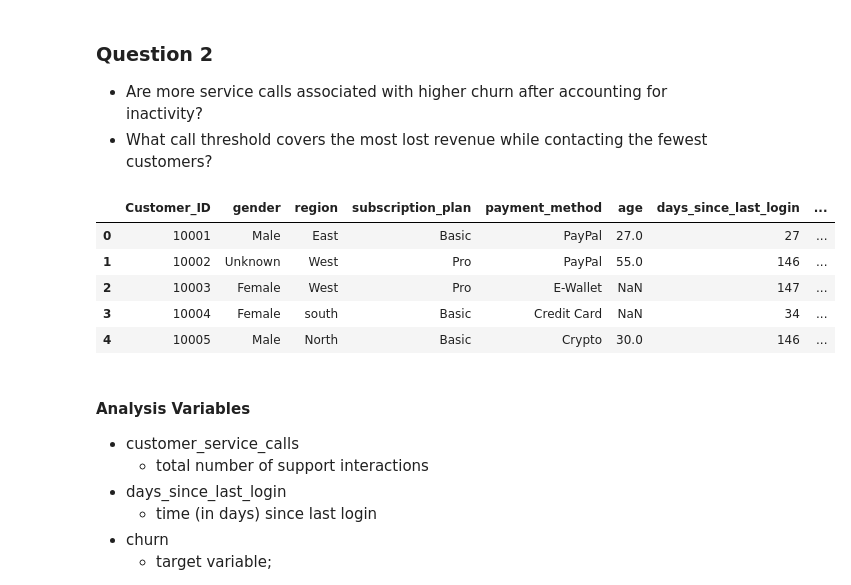
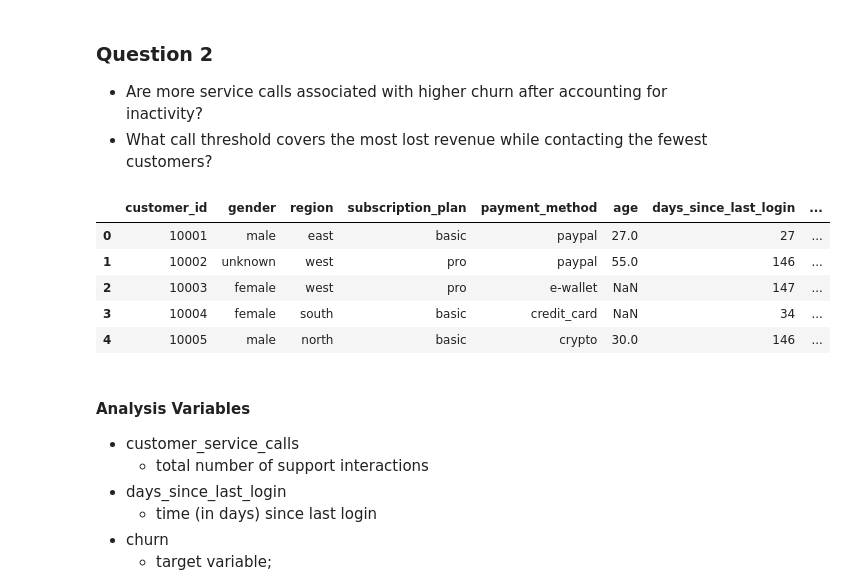
Before and after one commit to JL-Moreno021/Customer-Churn-Audit, a Jupyter notebook: Analysis_2_Calls_Inactivity_Churn/Calls_Inactivity_Churn_Analysis.ipynb, the cells around one changed output. Saved outputs shown, nothing was run; the diff lists cells and outputs as text; code cells hidden in the pictures.

```diff
--- a/Analysis_2_Calls_Inactivity_Churn/Calls_Inactivity_Churn_Analysis.ipynb
+++ b/Analysis_2_Calls_Inactivity_Churn/Calls_Inactivity_Churn_Analysis.ipynb
@@ -13,18 +14,21 @@ import os
 * Are more service calls associated with higher churn after accounting for inactivity?
 * What call threshold covers the most lost revenue while contacting the fewest customers?
 # %%
-dataset = '../data/customer_churn_clean.csv'
-result_dir = '../result'
+# Setup directories
+cdir = Path.cwd()
+root = cdir.parent
+dataset = root/'data/customer_churn_clean.csv'
+result_dir = cdir/'result/'
 
-df = pd.read_csv(dataset)
+df = pd.read_csv(dataset, index_col=0)
 df.head()
 # %% [output]
-|  | Customer_ID | gender | region | subscription_plan | payment_method | age | days_since_last_login | ... |
-| 0 | 10001 | Male | East | Basic | PayPal | 27.0 | 27 | ... |
-| 1 | 10002 | Unknown | West | Pro | PayPal | 55.0 | 146 | ... |
-| 2 | 10003 | Female | West | Pro | E-Wallet | NaN | 147 | ... |
-| 3 | 10004 | Female | south | Basic | Credit Card | NaN | 34 | ... |
-| 4 | 10005 | Male | North | Basic | Crypto | 30.0 | 146 | ... |
+|  | customer_id | gender | region | subscription_plan | payment_method | age | days_since_last_login | ... |
+| 0 | 10001 | male | east | basic | paypal | 27.0 | 27 | ... |
+| 1 | 10002 | unknown | west | pro | paypal | 55.0 | 146 | ... |
+| 2 | 10003 | female | west | pro | e-wallet | NaN | 147 | ... |
+| 3 | 10004 | female | south | basic | credit_card | NaN | 34 | ... |
+| 4 | 10005 | male | north | basic | crypto | 30.0 | 146 | ... |
 # %% [markdown]
 #### Analysis Variables
 * customer_service_calls
```
Also changed, not shown: parts of 4 cells of this notebook.
